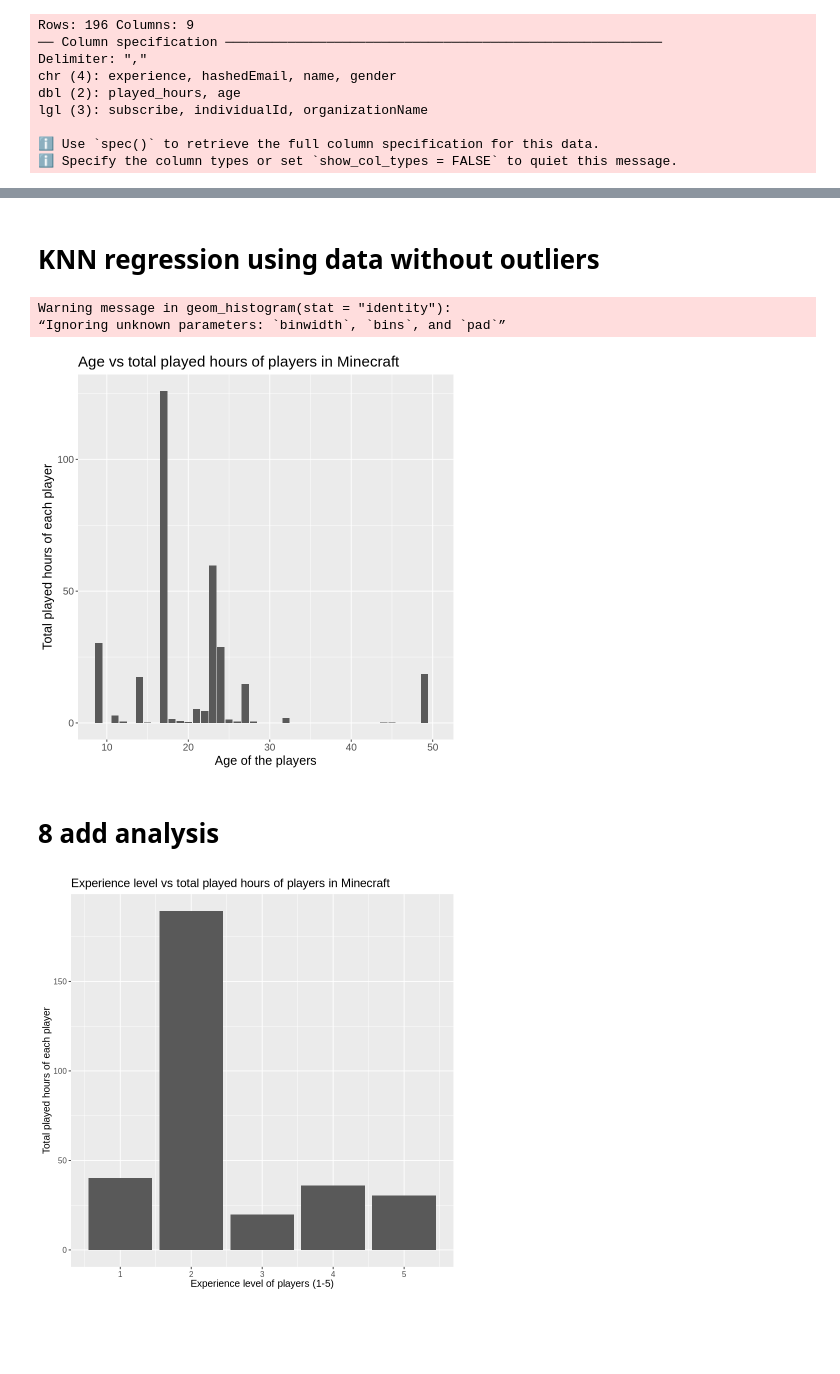
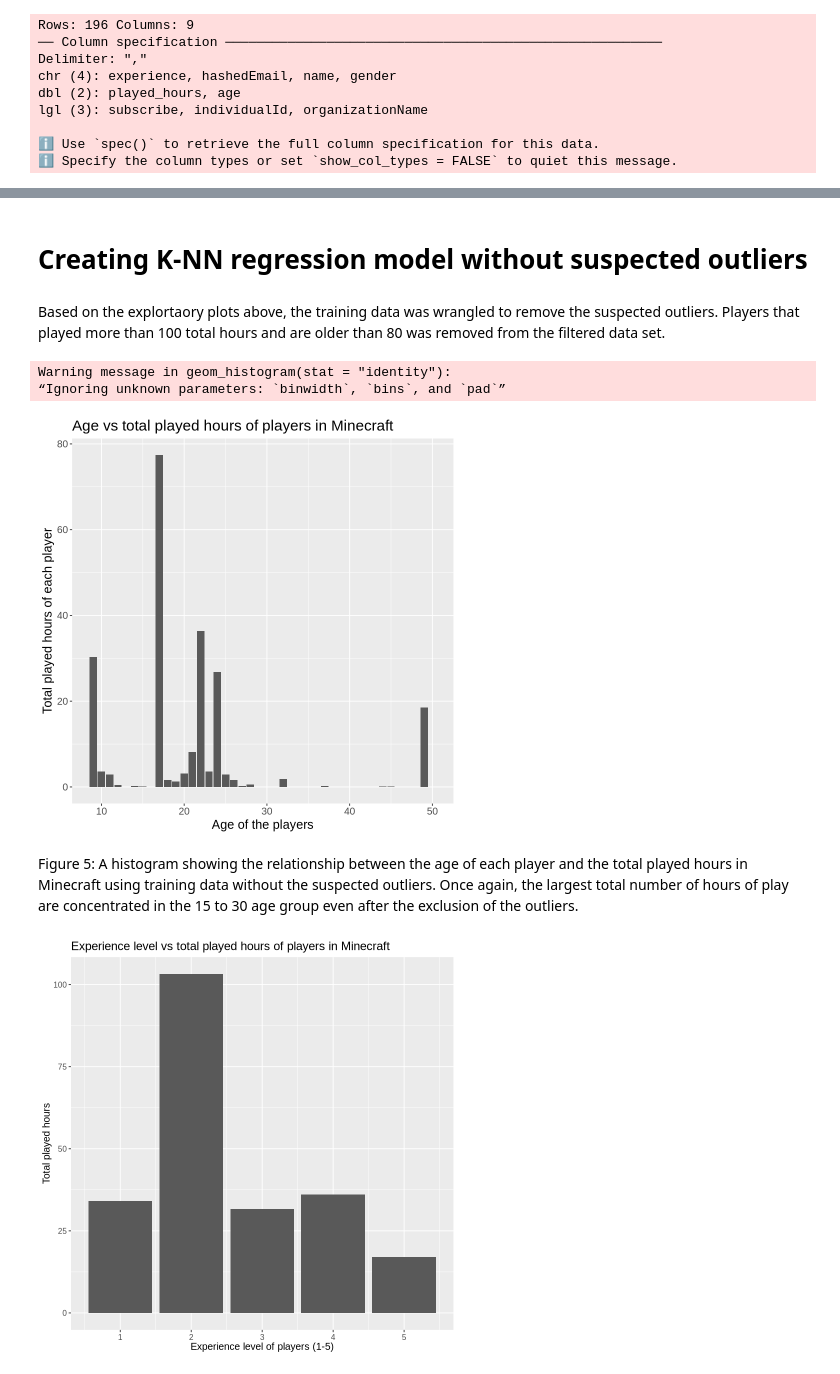
Before and after one commit to janeymhe/dsci-100-project, a Jupyter notebook: final_project.ipynb, the cells around one changed output, grey strips where cells are left out. Cells and saved outputs as stored; diff of their text form; code cells hidden in the pictures; blank space fills up the shorter version.

```diff
--- a/final_project.ipynb
+++ b/final_project.ipynb
@@ -189,13 +237,15 @@ A tibble: 1 × 3
 # %% [markdown]
-# KNN regression using data without outliers
+# Creating K-NN regression model without suspected outliers
+# %%
+set.seed(100)
+
+players_training_clean <- players_training|>
+                          filter(played_hours < 125,
+                                 age < 80)
+# %% [markdown]
+Based on the explortaory plots above, the training data was wrangled to remove the suspected outliers. Players that played more than 100 total hours and are older than 80 was removed from the filtered data set.
 # %%
-# removed outliers when play time was above 150
-
-players_training_clean <- players_training|>
-                          filter(played_hours < 150,
-                                 age < 60)
-
-
+set.seed(100)
 age_training_plot <- players_training_clean|>
                      ggplot(aes(x=age,
                                 y=played_hours))+
@@ -208,20 +258,22 @@ age_training_plot
 # %% [output]
 Warning message in geom_histogram(stat = "identity"):
 “Ignoring unknown parameters: `binwidth`, `bins`, and `pad`”
-[figure, old version]
+[figure, new version]
 # %% [markdown]
-# 8 add analysis
+Figure 5: A histogram showing the relationship between the age of each player and the total played hours in Minecraft using training data without the suspected outliers. Once again, the largest total number of hours of play are concentrated in the 15 to 30 age group even after the exclusion of the outliers.
 # %%
 # removed outliers when play time was above 150
+set.seed(100)
+
 experience_training_plot <- players_training_clean|>
                             ggplot(aes(x=experience_num,
                                        y=played_hours))+
                             geom_bar(stat = "identity")+
                             labs(x = "Experience level of players (1-5)",
-                                 y = "Total played hours of each player")+
+                                 y = "Total played hours")+
                             ggtitle("Experience level vs total played hours of players in Minecraft")+
                             theme(text = element_text(size=12))
 experience_training_plot
 # %% [output]
-[figure, old version]
+[figure, new version]
 # %% [markdown]
```
Also changed, not shown: parts of 42 cells of this notebook.
